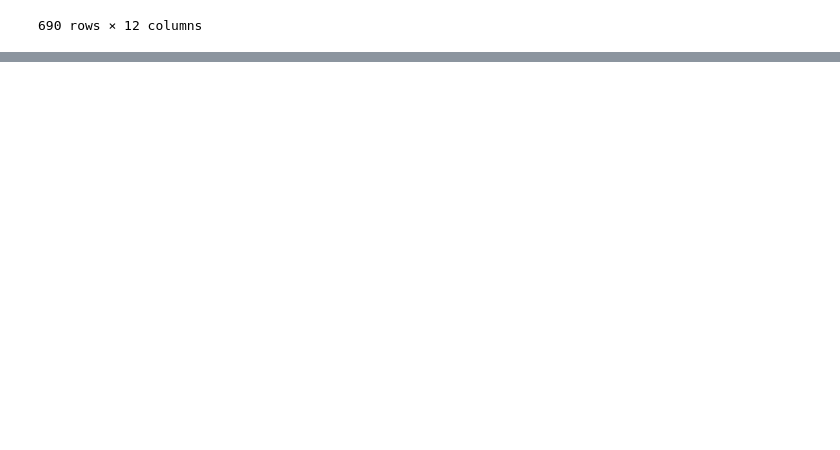
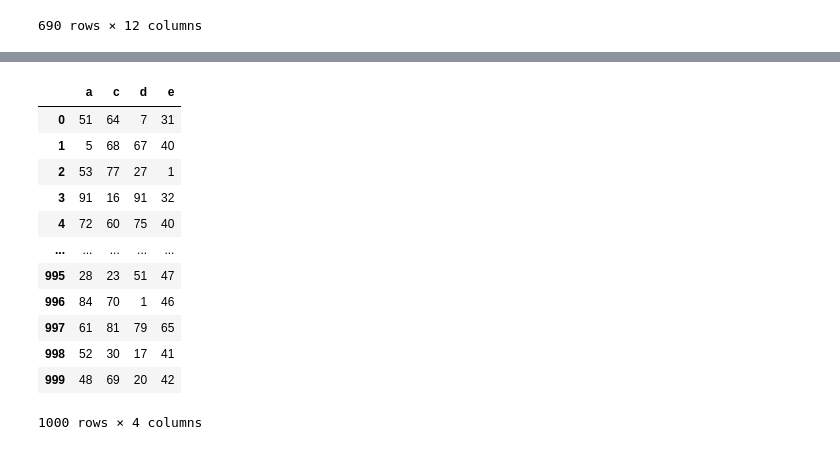
Before and after one commit to Aryanmartinian/Data-Science-AI-Ecosystem, a Jupyter notebook: Pandas.ipynb, the cells around one changed output, grey strips where cells are left out. Drawn from its saved outputs; the diff is of its cells as text; code cells hidden in the pictures; blank space fills up the shorter version.

```diff
--- a/Pandas.ipynb
+++ b/Pandas.ipynb
@@ -254,0 +319,16 @@ dataset[(dataset['Age']>2)]
+# %%
+df
+# %% [output]
+|  | a | c | d | e |
+| 0 | 51 | 64 | 7 | 31 |
+| 1 | 5 | 68 | 67 | 40 |
+| 2 | 53 | 77 | 27 | 1 |
+| 3 | 91 | 16 | 91 | 32 |
+| 4 | 72 | 60 | 75 | 40 |
+| ... | ... | ... | ... | ... |
+| 995 | 28 | 23 | 51 | 47 |
+| 996 | 84 | 70 | 1 | 46 |
+| 997 | 61 | 81 | 79 | 65 |
+| 998 | 52 | 30 | 17 | 41 |
+| 999 | 48 | 69 | 20 | 42 |
+1000 rows × 4 columns
```
Also changed, not shown: parts of 10 cells of this notebook.
